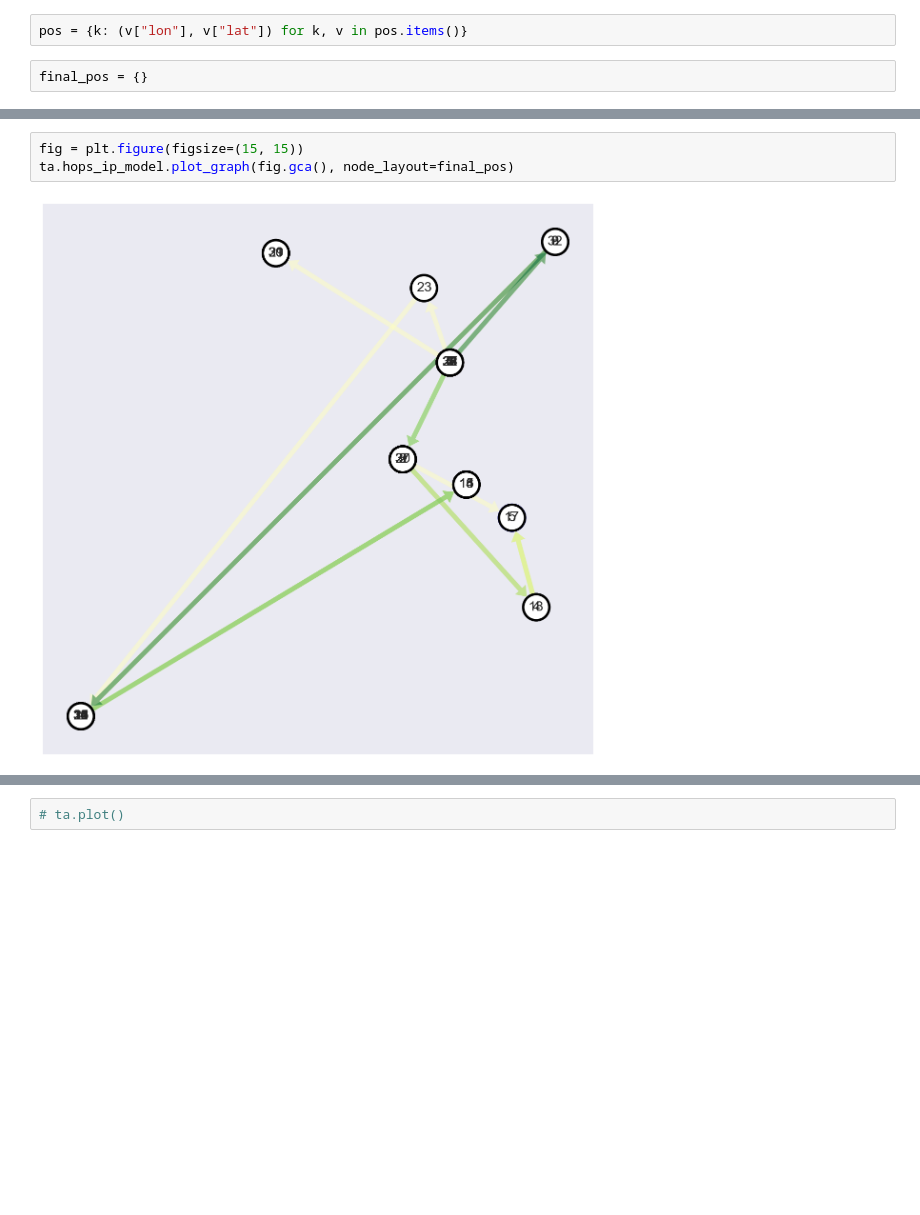
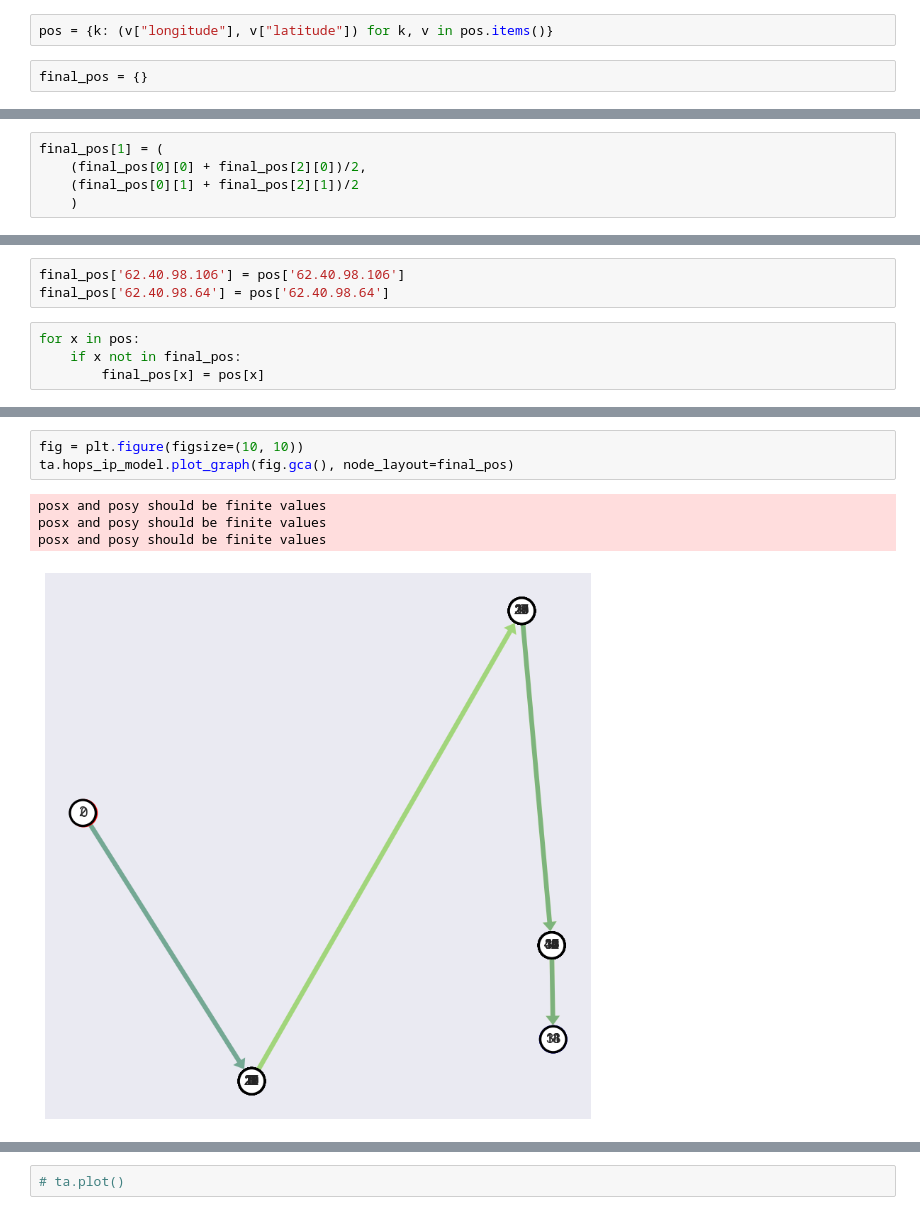
Before and after one commit to Eldeeqq/traced, a Jupyter notebook: notebooks/analysis_fixed_src_dest-refactor.ipynb, the cells around one changed output, grey strips where cells are left out. Saved outputs shown, nothing was run; the diff lists cells and outputs as text; blank space fills up the shorter version.

```diff
--- a/notebooks/analysis_fixed_src_dest-refactor.ipynb
+++ b/notebooks/analysis_fixed_src_dest-refactor.ipynb
@@ -101,4 +118,4 @@ pos = meta_df.set_index('ip')[['lon', 'lat']].apply(lambda x: (x-x.min())/(x.max
 # %%
-pos = {k: (v["lon"], v["lat"]) for k, v in pos.items()}
+pos = {k: (v["longitude"], v["latitude"]) for k, v in pos.items()}
 # %%
 final_pos = {}
@@ -107,0 +171,5 @@ for i, n in enumerate(ta.hops_ip_model.nodes):
+# %%
+final_pos[1] = (
+    (final_pos[0][0] + final_pos[2][0])/2,
+    (final_pos[0][1] + final_pos[2][1])/2
+    )
@@ -107,0 +246,7 @@ for i, n in enumerate(ta.hops_ip_model.nodes):
+# %%
+final_pos['62.40.98.106'] = pos['62.40.98.106']
+final_pos['62.40.98.64'] = pos['62.40.98.64']
+# %%
+for x in pos:
+    if x not in final_pos:
+        final_pos[x] = pos[x]
@@ -108,5 +284,8 @@ for i, n in enumerate(ta.hops_ip_model.nodes):
 # %%
-fig = plt.figure(figsize=(15, 15))
+fig = plt.figure(figsize=(10, 10))
 ta.hops_ip_model.plot_graph(fig.gca(), node_layout=final_pos)
 # %% [output]
+posx and posy should be finite values
+posx and posy should be finite values
+posx and posy should be finite values
-[figure, old version]
+[figure, new version]
```
Also changed, not shown: parts of 105 cells of this notebook, 11 other files.
